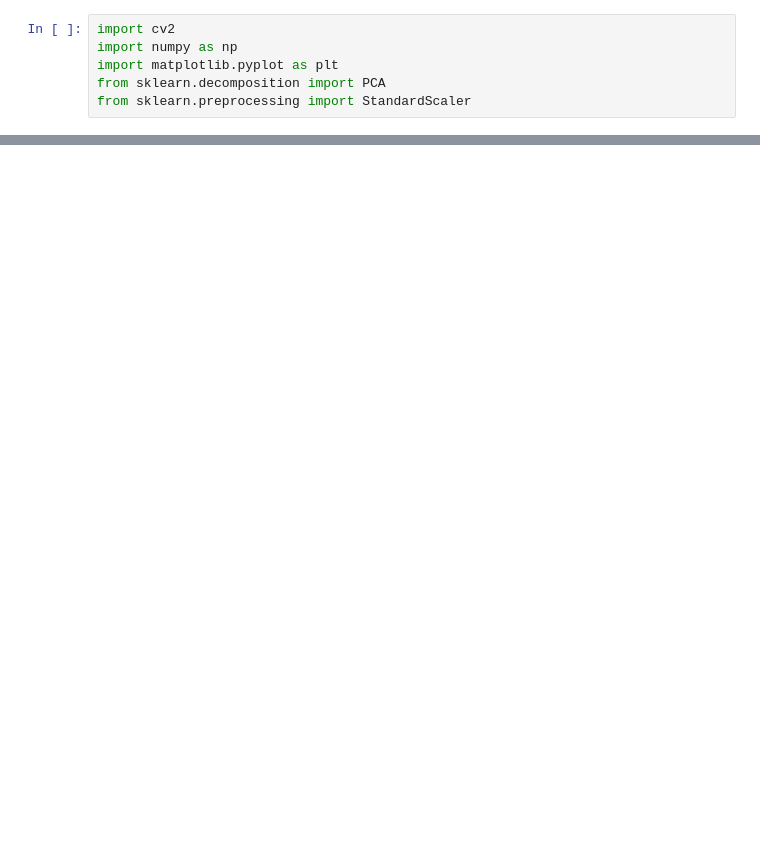
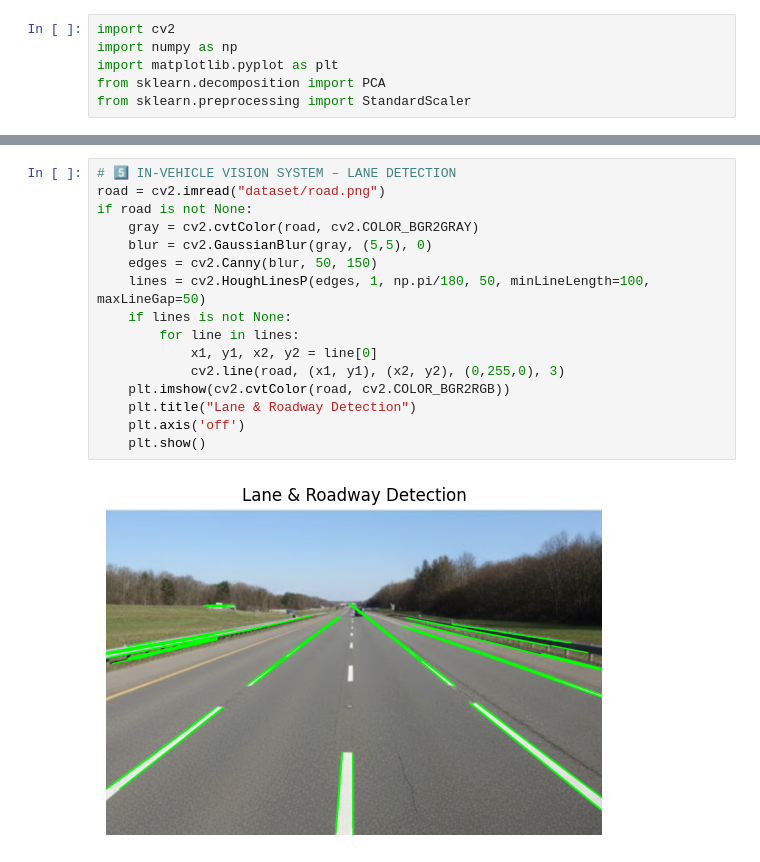
Before and after one commit to SawhneySatvik/IntroductionToComputerVision, a Jupyter notebook: 05.VisionApplicationSuite.ipynb, the cells around one changed output, grey strips where cells are left out. Cells and saved outputs as stored; diff of their text form; blank space fills up the shorter version.

```diff
--- a/05.VisionApplicationSuite.ipynb
+++ b/05.VisionApplicationSuite.ipynb
@@ -48,0 +105,18 @@ error: OpenCV(4.12.0) /Users/xperience/GHA-Actions-OpenCV/_work/opencv-python/op
+# %%
+# 5️⃣ IN-VEHICLE VISION SYSTEM – LANE DETECTION
+road = cv2.imread("dataset/road.png")
+if road is not None:
+    gray = cv2.cvtColor(road, cv2.COLOR_BGR2GRAY)
+    blur = cv2.GaussianBlur(gray, (5,5), 0)
+    edges = cv2.Canny(blur, 50, 150)
+    lines = cv2.HoughLinesP(edges, 1, np.pi/180, 50, minLineLength=100, maxLineGap=50)
+    if lines is not None:
+        for line in lines:
+            x1, y1, x2, y2 = line[0]
+            cv2.line(road, (x1, y1), (x2, y2), (0,255,0), 3)
+    plt.imshow(cv2.cvtColor(road, cv2.COLOR_BGR2RGB))
+    plt.title("Lane & Roadway Detection")
+    plt.axis('off')
+    plt.show()
+# %% [output]
+[figure, added]
```
Also changed, not shown: parts of 7 cells of this notebook.
